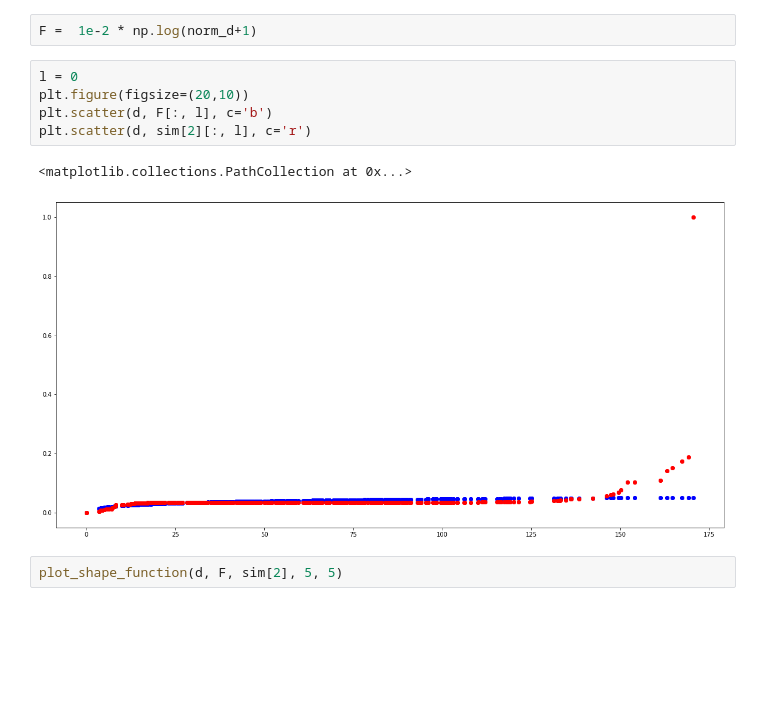
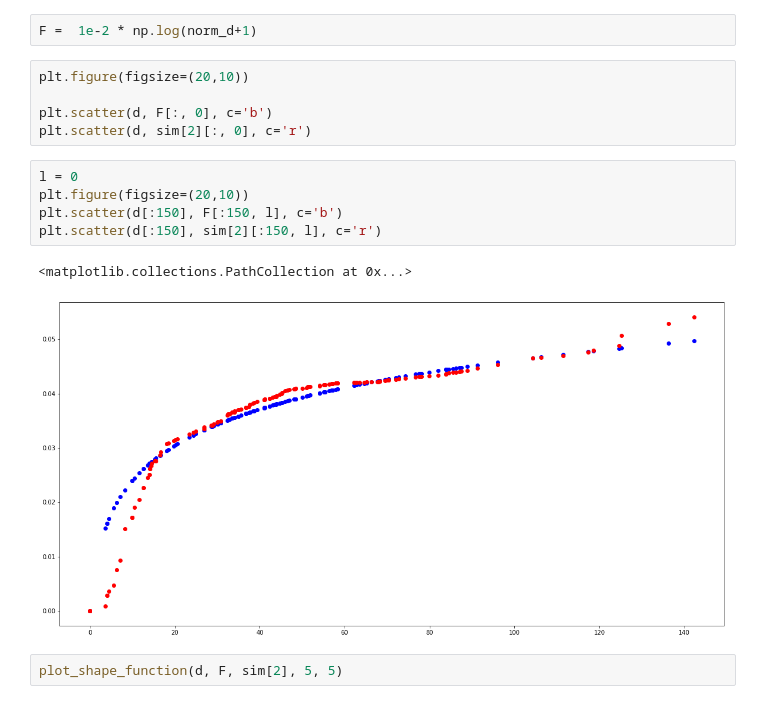
Before and after one commit to isVy08/ESTF, a Jupyter notebook: viz.ipynb, the cells around one changed output. Cells and saved outputs as stored; diff of their text form; blank space fills up the shorter version.

```diff
--- a/viz.ipynb
+++ b/viz.ipynb
@@ -84,14 +84,19 @@ norm_d = scale_distance(d, None)
 norm_d = norm_d.reshape(-1, 1)
 # %%
 F =  1e-2 * np.log(norm_d+1)
+# %%
+plt.figure(figsize=(20,10))
+
+plt.scatter(d, F[:, 0], c='b')
+plt.scatter(d, sim[2][:, 0], c='r')
 # %%
 l = 0
 plt.figure(figsize=(20,10))
-plt.scatter(d, F[:, l], c='b')
-plt.scatter(d, sim[2][:, l], c='r')
+plt.scatter(d[:150], F[:150, l], c='b')
+plt.scatter(d[:150], sim[2][:150, l], c='r')
 # %% [output]
 <matplotlib.collections.PathCollection at 0x...>
-[figure, old version]
+[figure, new version]
 # %%
 plot_shape_function(d, F, sim[2], 5, 5)
 # %% [markdown]
```
Also changed, not shown: parts of 2 cells of this notebook.
